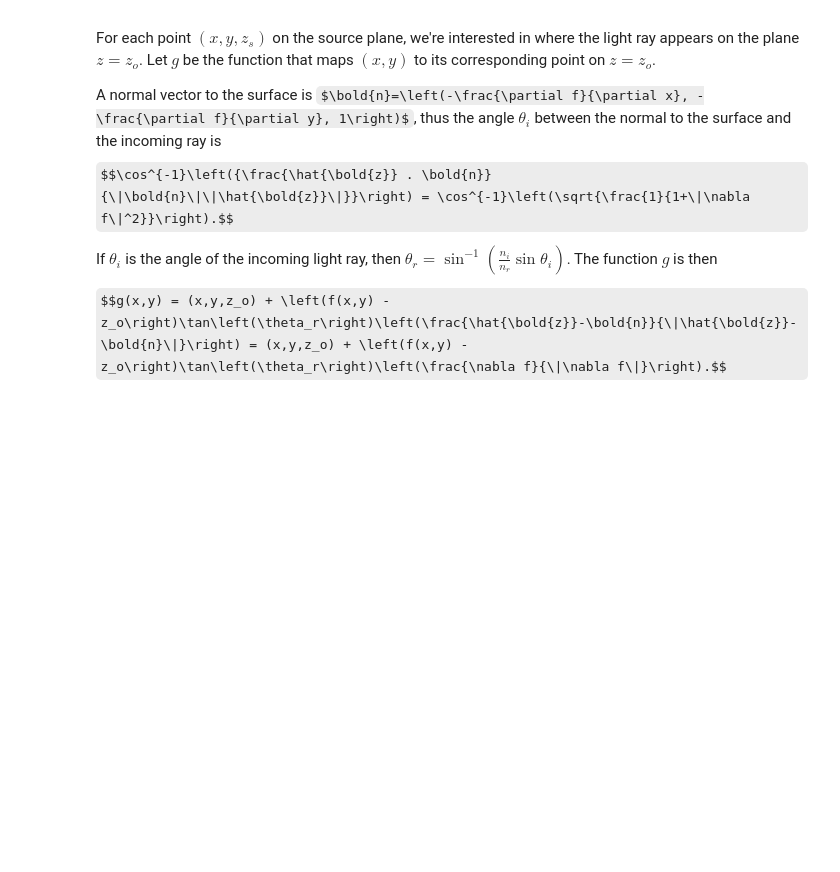
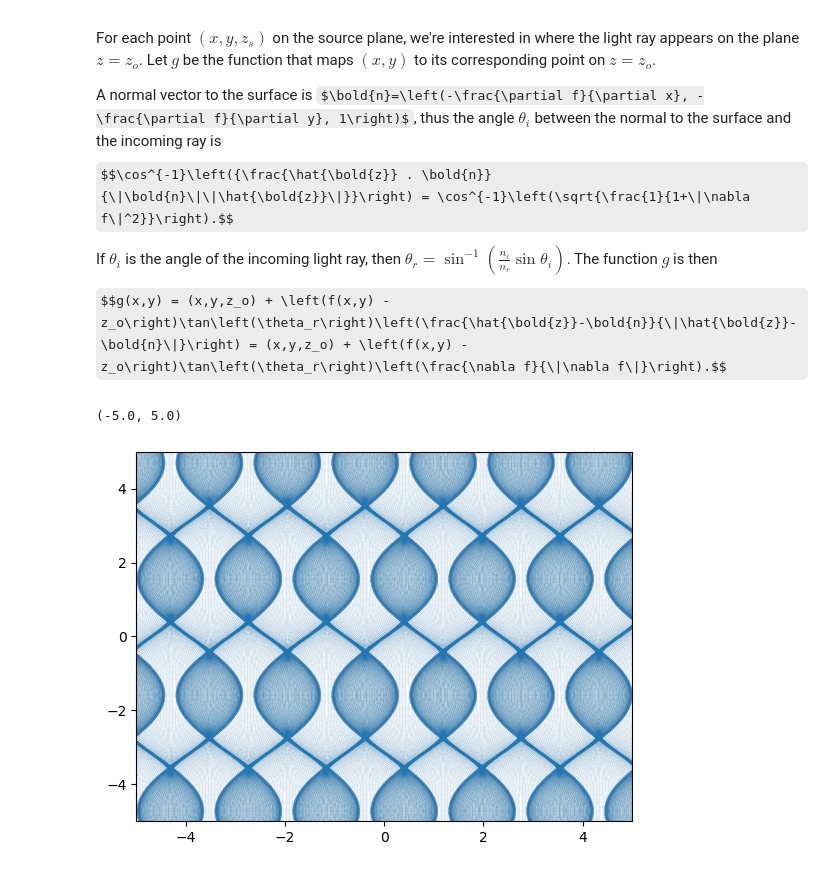
Before and after one commit to EliMe5/caustic-group, a Jupyter notebook: functions/nick.ipynb, the cells around one changed output. Cells and saved outputs as stored; diff of their text form; code cells hidden in the pictures; some formulas as TeX source; blank space fills up the shorter version.

```diff
--- a/functions/nick.ipynb
+++ b/functions/nick.ipynb
@@ -102,0 +113,13 @@ image_pts = get_image(f, x_range=[-8,8], y_range=[-8,8], resolution=800)
+# %%
+x = []
+y = []
+for pt in image_pts:
+  x.append(pt[0])
+  y.append(pt[1])
+
+plt.scatter(x, y, s=0.001)
+plt.xlim([-5,5])
+plt.ylim([-5,5])
+# %% [output]
+(-5.0, 5.0)
+[figure, added]
```
Also changed, not shown: parts of 4 cells of this notebook.
